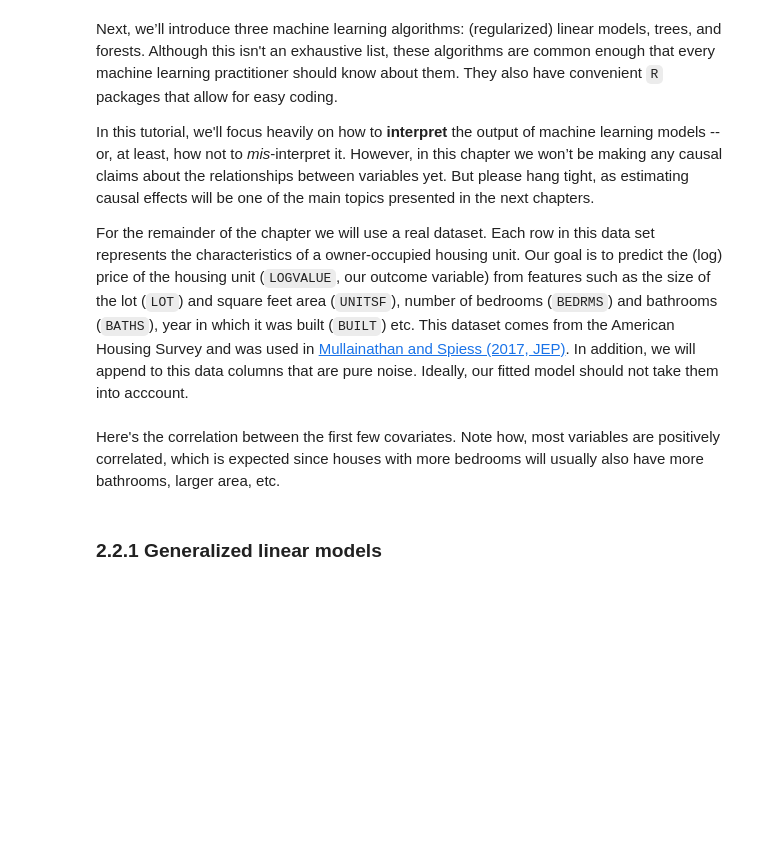
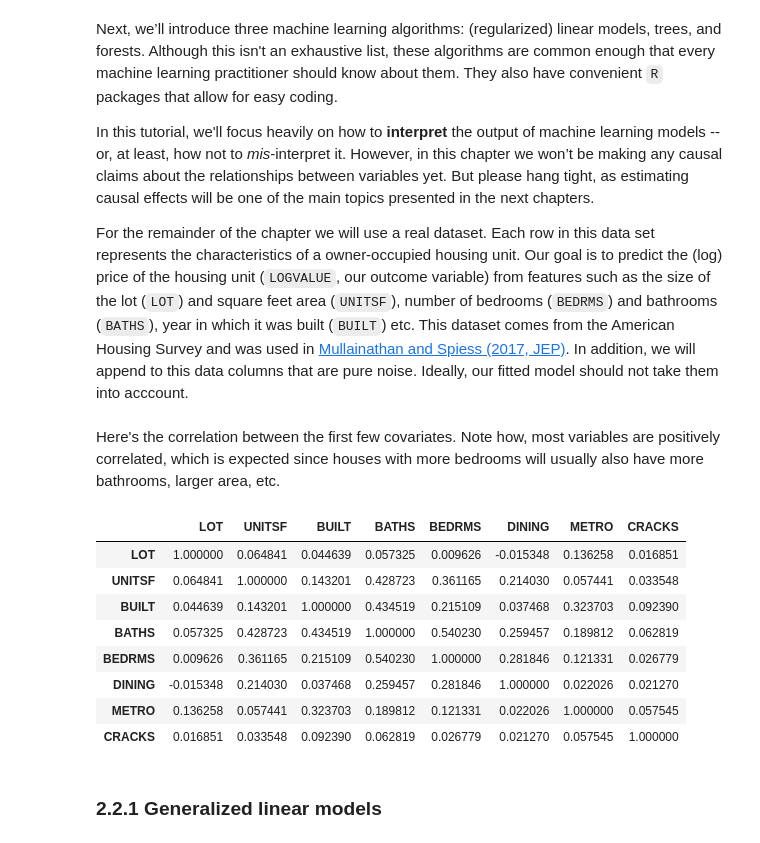
Before and after one commit to alexanderquispe/ml_book, a Jupyter notebook: Untitled-1.ipynb, the cells around one changed output. Drawn from its saved outputs; the diff is of its cells as text; code cells hidden in the pictures; blank space fills up the shorter version.

```diff
--- a/Untitled-1.ipynb
+++ b/Untitled-1.ipynb
@@ -240,5 +243,52 @@ For the remainder of the chapter we will use a real dataset. Each row in this da
+# %%
+import requests
+import io
+
+url = 'https://docs.google.com/uc?id=1qHr-6nN7pCbU8JUtbRDtMzUKqS9ZlZcR&export=download'
+urlData = requests.get(url).content
+data = pd.read_csv(io.StringIO(urlData.decode('utf-8')))
+data.drop(['Unnamed: 0'], axis=1, inplace=True)
+
+# outcome variable name
+outcome = 'LOGVALUE'
+
+# covariates
+true_covariates = ['LOT','UNITSF','BUILT','BATHS','BEDRMS','DINING','METRO','CRACKS','REGION','METRO3','PHONE','KITCHEN','MOBILTYP','WINTEROVEN','WINTERKESP','WINTERELSP','WINTERWOOD','WINTERNONE','NEWC','DISH','WASH','DRY','NUNIT2','BURNER','COOK','OVEN','REFR','DENS','FAMRM','HALFB','KITCH','LIVING','OTHFN','RECRM','CLIMB','ELEV','DIRAC','PORCH','AIRSYS','WELL','WELDUS','STEAM','OARSYS']
+p_true = len(true_covariates)
+
+# noise covariates added for didactic reasons
+
+p_noise = 20
+
+noise_covariates = []
+for x in range(1, p_noise+1):
+    noise_covariates.append('noise{0}'.format(x))
+
+covariates = true_covariates + noise_covariates
+
+x_noise = np.random.rand(data.shape[0] * p_noise).reshape(28727,20)
+x_noise = pd.DataFrame(x_noise, columns=noise_covariates)
+data = pd.concat([data, x_noise], axis=1)
+
+# sample size
+n = data.shape[0]
+
+# total number of covariates
+p = len(covariates)
 # %% [markdown]
 Here's the correlation between the first few covariates. Note how, most variables are positively correlated, which is expected since houses with more bedrooms will usually also have more bathrooms, larger area, etc.
+# %%
+data.loc[:,covariates[0:8]].corr()
+# %% [output]
+|  | LOT | UNITSF | BUILT | BATHS | BEDRMS | DINING | METRO | CRACKS |
+| LOT | 1.000000 | 0.064841 | 0.044639 | 0.057325 | 0.009626 | -0.015348 | 0.136258 | 0.016851 |
+| UNITSF | 0.064841 | 1.000000 | 0.143201 | 0.428723 | 0.361165 | 0.214030 | 0.057441 | 0.033548 |
+| BUILT | 0.044639 | 0.143201 | 1.000000 | 0.434519 | 0.215109 | 0.037468 | 0.323703 | 0.092390 |
+| BATHS | 0.057325 | 0.428723 | 0.434519 | 1.000000 | 0.540230 | 0.259457 | 0.189812 | 0.062819 |
+| BEDRMS | 0.009626 | 0.361165 | 0.215109 | 0.540230 | 1.000000 | 0.281846 | 0.121331 | 0.026779 |
+| DINING | -0.015348 | 0.214030 | 0.037468 | 0.259457 | 0.281846 | 1.000000 | 0.022026 | 0.021270 |
+| METRO | 0.136258 | 0.057441 | 0.323703 | 0.189812 | 0.121331 | 0.022026 | 1.000000 | 0.057545 |
+| CRACKS | 0.016851 | 0.033548 | 0.092390 | 0.062819 | 0.026779 | 0.021270 | 0.057545 | 1.000000 |
 # %% [markdown]
 ### 2.2.1 Generalized linear models
 # %% [markdown]
```
Also changed, not shown: parts of 3 cells of this notebook.
